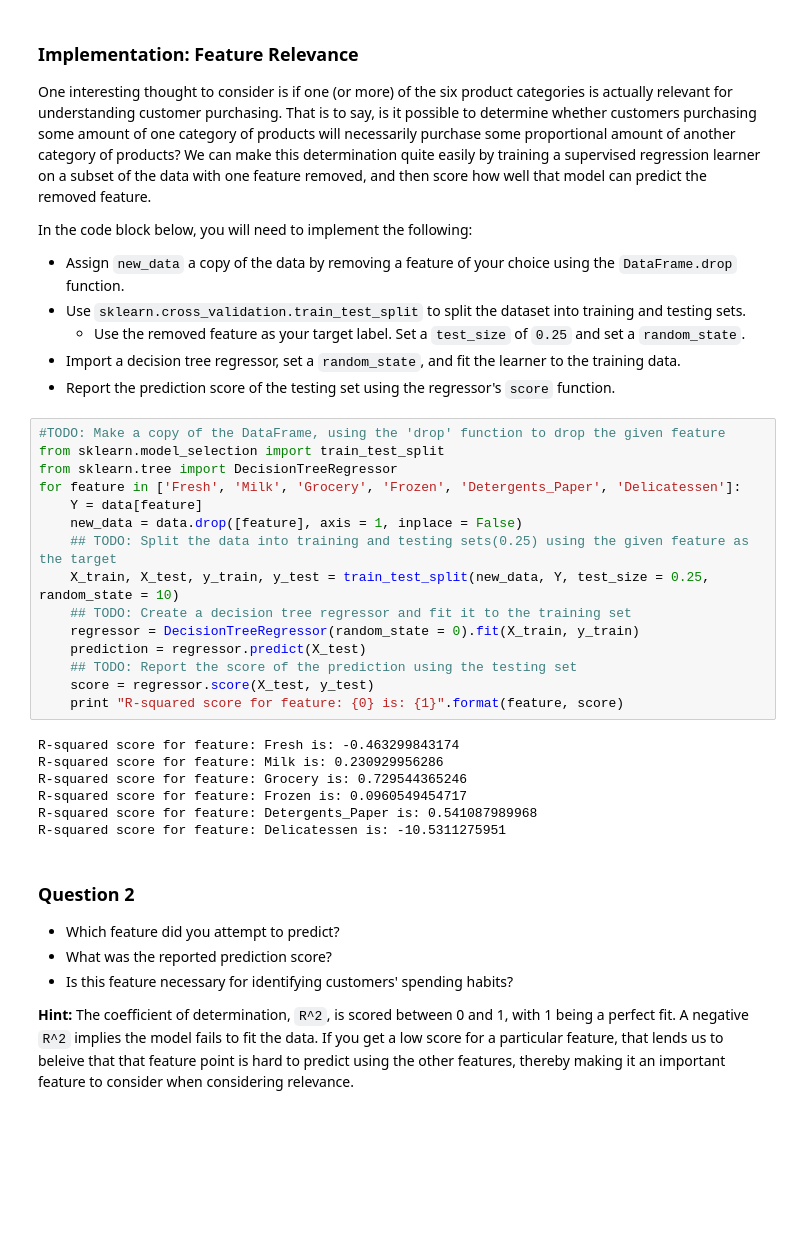
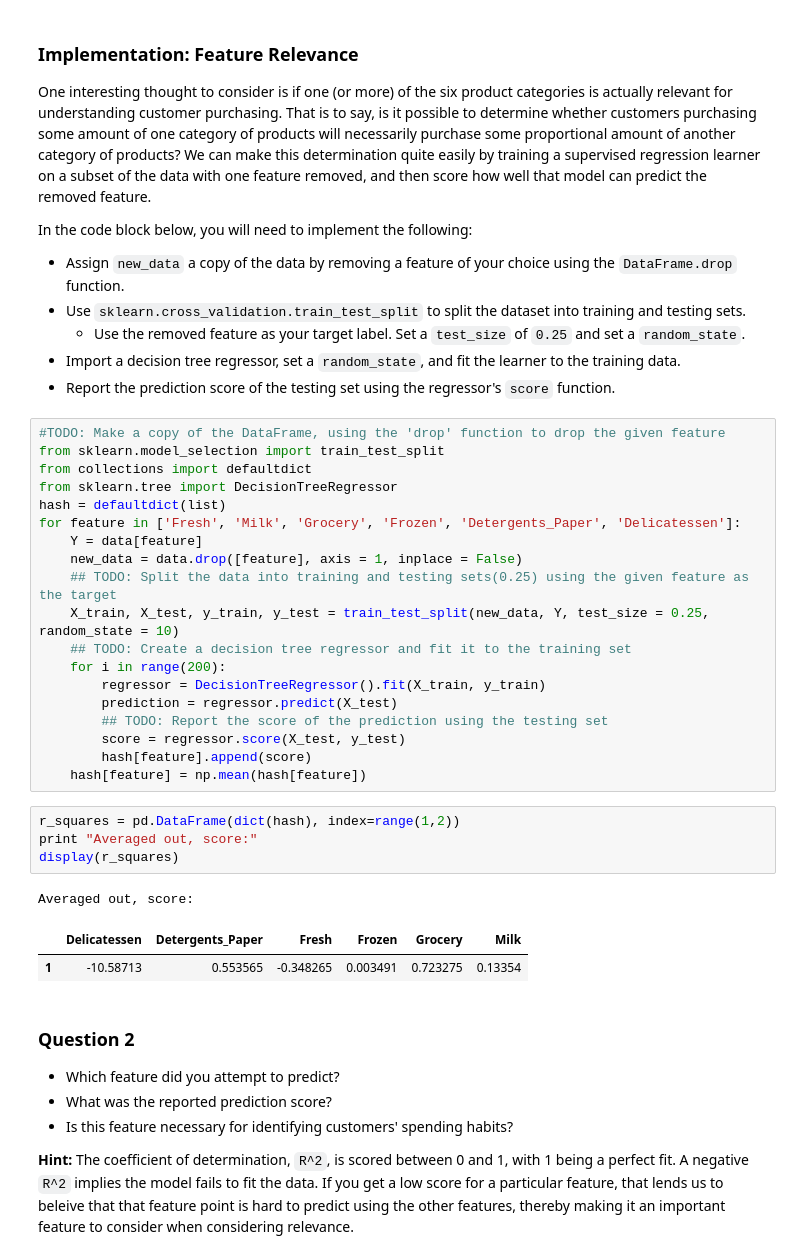
Before and after one commit to akshaysharma096/customer_segments, a Jupyter notebook: customer_segments.ipynb, the cells around one changed output. Drawn from its saved outputs; the diff is of its cells as text; blank space fills up the shorter version.

```diff
--- a/customer_segments.ipynb
+++ b/customer_segments.ipynb
@@ -111,25 +111,30 @@ In the code block below, you will need to implement the following:
 # %%
 #TODO: Make a copy of the DataFrame, using the 'drop' function to drop the given feature
 from sklearn.model_selection import train_test_split
+from collections import defaultdict
 from sklearn.tree import DecisionTreeRegressor
+hash = defaultdict(list)
 for feature in ['Fresh', 'Milk', 'Grocery', 'Frozen', 'Detergents_Paper', 'Delicatessen']:
     Y = data[feature]
     new_data = data.drop([feature], axis = 1, inplace = False)
     ## TODO: Split the data into training and testing sets(0.25) using the given feature as the target
     X_train, X_test, y_train, y_test = train_test_split(new_data, Y, test_size = 0.25, random_state = 10)
     ## TODO: Create a decision tree regressor and fit it to the training set
-    regressor = DecisionTreeRegressor(random_state = 0).fit(X_train, y_train)
-    prediction = regressor.predict(X_test)
-    ## TODO: Report the score of the prediction using the testing set
-    score = regressor.score(X_test, y_test)
-    print "R-squared score for feature: {0} is: {1}".format(feature, score)
+    for i in range(200):
+        regressor = DecisionTreeRegressor().fit(X_train, y_train)
+        prediction = regressor.predict(X_test)
+        ## TODO: Report the score of the prediction using the testing set
+        score = regressor.score(X_test, y_test)
+        hash[feature].append(score)
+    hash[feature] = np.mean(hash[feature])
-# %% [output]
-R-squared score for feature: Fresh is: -0.463299843174
-R-squared score for feature: Milk is: 0.230929956286
-R-squared score for feature: Grocery is: 0.729544365246
-R-squared score for feature: Frozen is: 0.0960549454717
-R-squared score for feature: Detergents_Paper is: 0.541087989968
-R-squared score for feature: Delicatessen is: -10.5311275951
+# %%
+r_squares = pd.DataFrame(dict(hash), index=range(1,2))
+print "Averaged out, score:"
+display(r_squares)
+# %% [output]
+Averaged out, score:
+|  | Delicatessen | Detergents_Paper | Fresh | Frozen | Grocery | Milk |
+| 1 | -10.58713 | 0.553565 | -0.348265 | 0.003491 | 0.723275 | 0.13354 |
 # %% [markdown]
 ### Question 2
 
```
Also changed, not shown: parts of 12 cells of this notebook, 1 other file.
